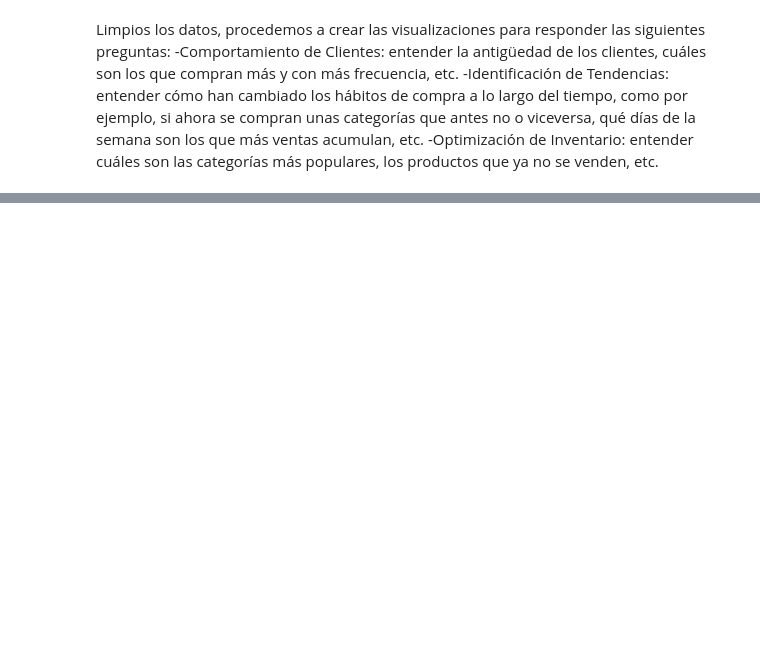
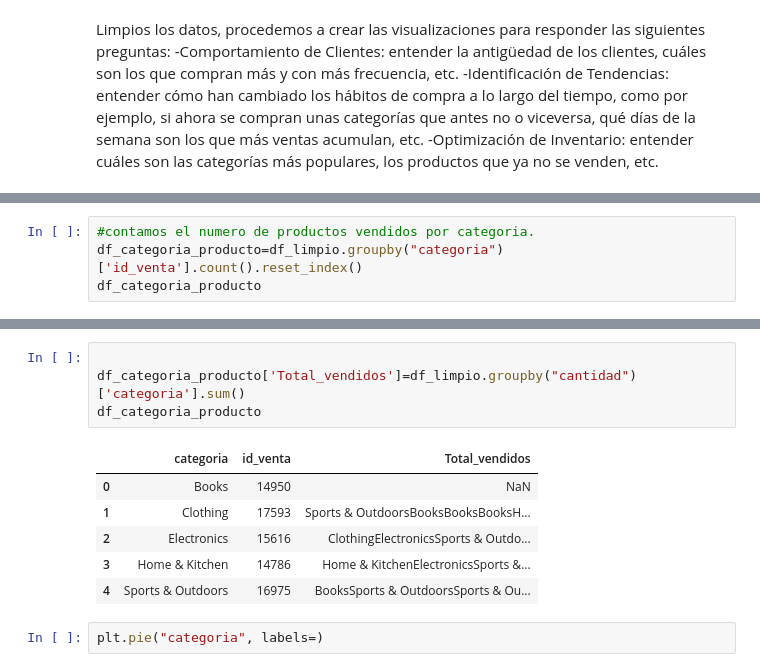
Before and after one commit to Margamtr/Proyect_DTS, a Jupyter notebook: revision_datos.ipynb, the cells around one changed output, grey strips where cells are left out. Cells and saved outputs as stored; diff of their text form; blank space fills up the shorter version.

```diff
--- a/revision_datos.ipynb
+++ b/revision_datos.ipynb
@@ -465,0 +525,4 @@ Limpios los datos, procedemos a crear las visualizaciones para responder las sig
+# %%
+#contamos el numero de productos vendidos por categoria.
+df_categoria_producto=df_limpio.groupby("categoria")['id_venta'].count().reset_index()
+df_categoria_producto
@@ -465,0 +536,13 @@ Limpios los datos, procedemos a crear las visualizaciones para responder las sig
+# %%
+
+df_categoria_producto['Total_vendidos']=df_limpio.groupby("cantidad")['categoria'].sum()
+df_categoria_producto
+# %% [output]
+|  | categoria | id_venta | Total_vendidos |
+| 0 | Books | 14950 | NaN |
+| 1 | Clothing | 17593 | Sports & OutdoorsBooksBooksBooksH... |
+| 2 | Electronics | 15616 | ClothingElectronicsSports & Outdo... |
+| 3 | Home & Kitchen | 14786 | Home & KitchenElectronicsSports &... |
+| 4 | Sports & Outdoors | 16975 | BooksSports & OutdoorsSports & Ou... |
+# %%
+plt.pie("categoria", labels=)
```
Also changed, not shown: parts of 23 cells of this notebook, 2 other files.
